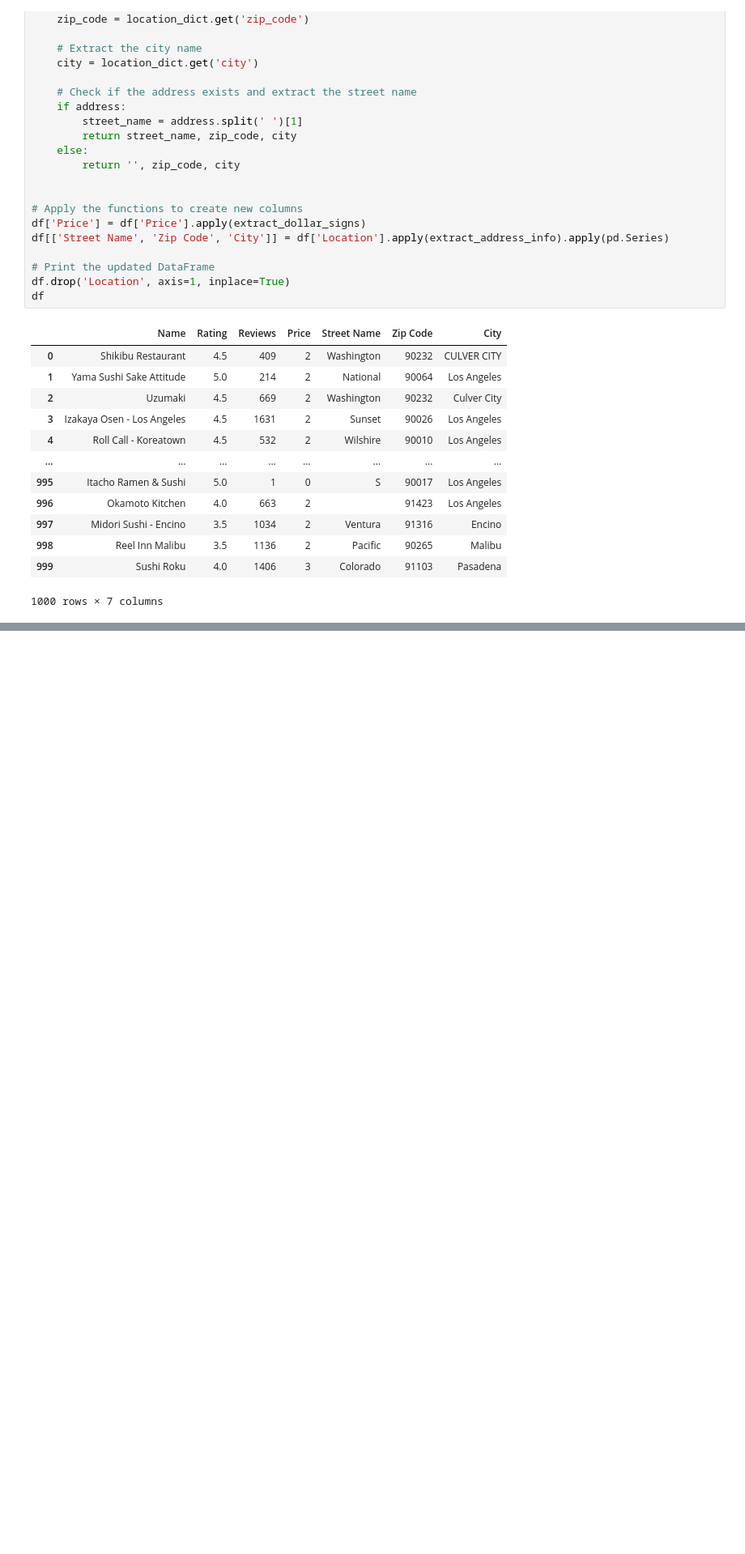
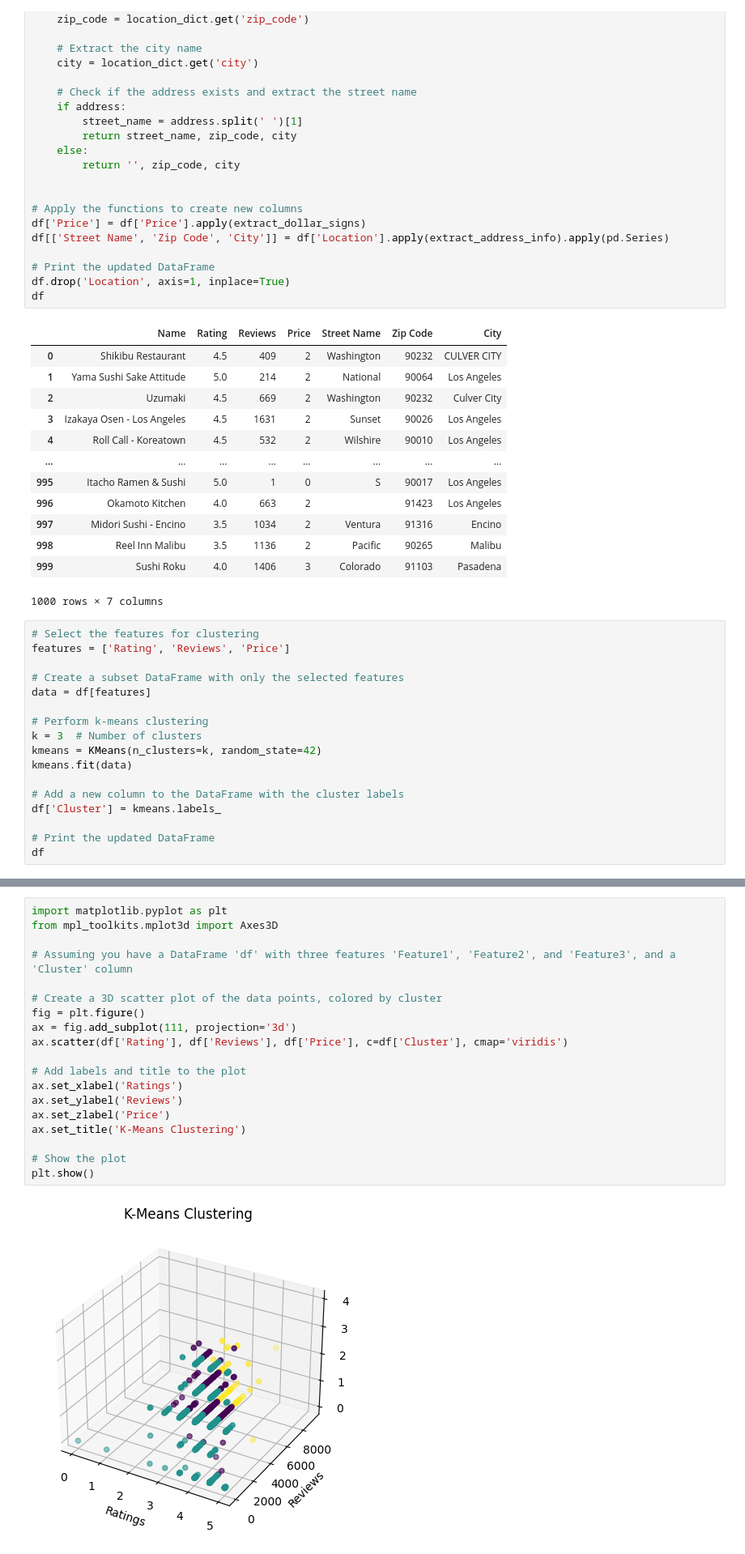
Before and after one commit to limwualice/sushi-adventure, a Jupyter notebook: sushi_clean.ipynb, the cells around one changed output, grey strips where cells are left out. Shown at 81% size. Saved outputs shown, nothing was run; the diff lists cells and outputs as text; blank space fills up the shorter version.

Commit message:
K means cluster model, plot clusters

```diff
--- a/sushi_clean.ipynb
+++ b/sushi_clean.ipynb
@@ -75,3 +90,20 @@ df
 | 998 | Reel Inn Malibu | 3.5 | 1136 | 2 | Pacific | 90265 | Malibu |
 | 999 | Sushi Roku | 4.0 | 1406 | 3 | Colorado | 91103 | Pasadena |
 1000 rows × 7 columns
+# %%
+# Select the features for clustering
+features = ['Rating', 'Reviews', 'Price']
+
+# Create a subset DataFrame with only the selected features
+data = df[features]
+
+# Perform k-means clustering
+k = 3  # Number of clusters
+kmeans = KMeans(n_clusters=k, random_state=42)
+kmeans.fit(data)
+
+# Add a new column to the DataFrame with the cluster labels
+df['Cluster'] = kmeans.labels_
+
+# Print the updated DataFrame
+df
@@ -77,0 +131,21 @@ df
+# %%
+import matplotlib.pyplot as plt
+from mpl_toolkits.mplot3d import Axes3D
+
+# Assuming you have a DataFrame 'df' with three features 'Feature1', 'Feature2', and 'Feature3', and a 'Cluster' column
+
+# Create a 3D scatter plot of the data points, colored by cluster
+fig = plt.figure()
+ax = fig.add_subplot(111, projection='3d')
+ax.scatter(df['Rating'], df['Reviews'], df['Price'], c=df['Cluster'], cmap='viridis')
+
+# Add labels and title to the plot
+ax.set_xlabel('Ratings')
+ax.set_ylabel('Reviews')
+ax.set_zlabel('Price')
+ax.set_title('K-Means Clustering')
+
+# Show the plot
+plt.show()
+# %% [output]
+[figure, added]
```
Also changed, not shown: parts of 5 cells of this notebook, 1 other file.
